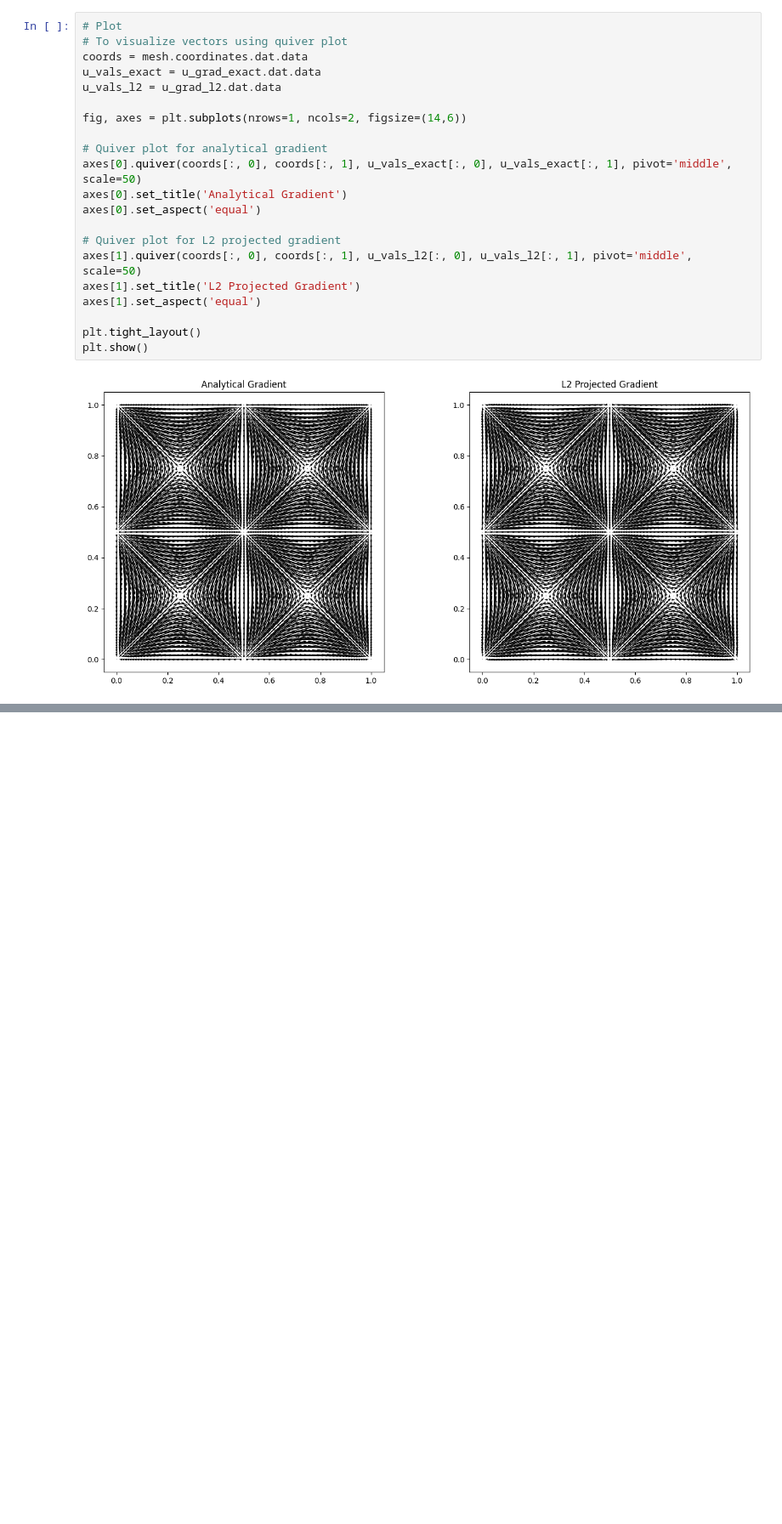
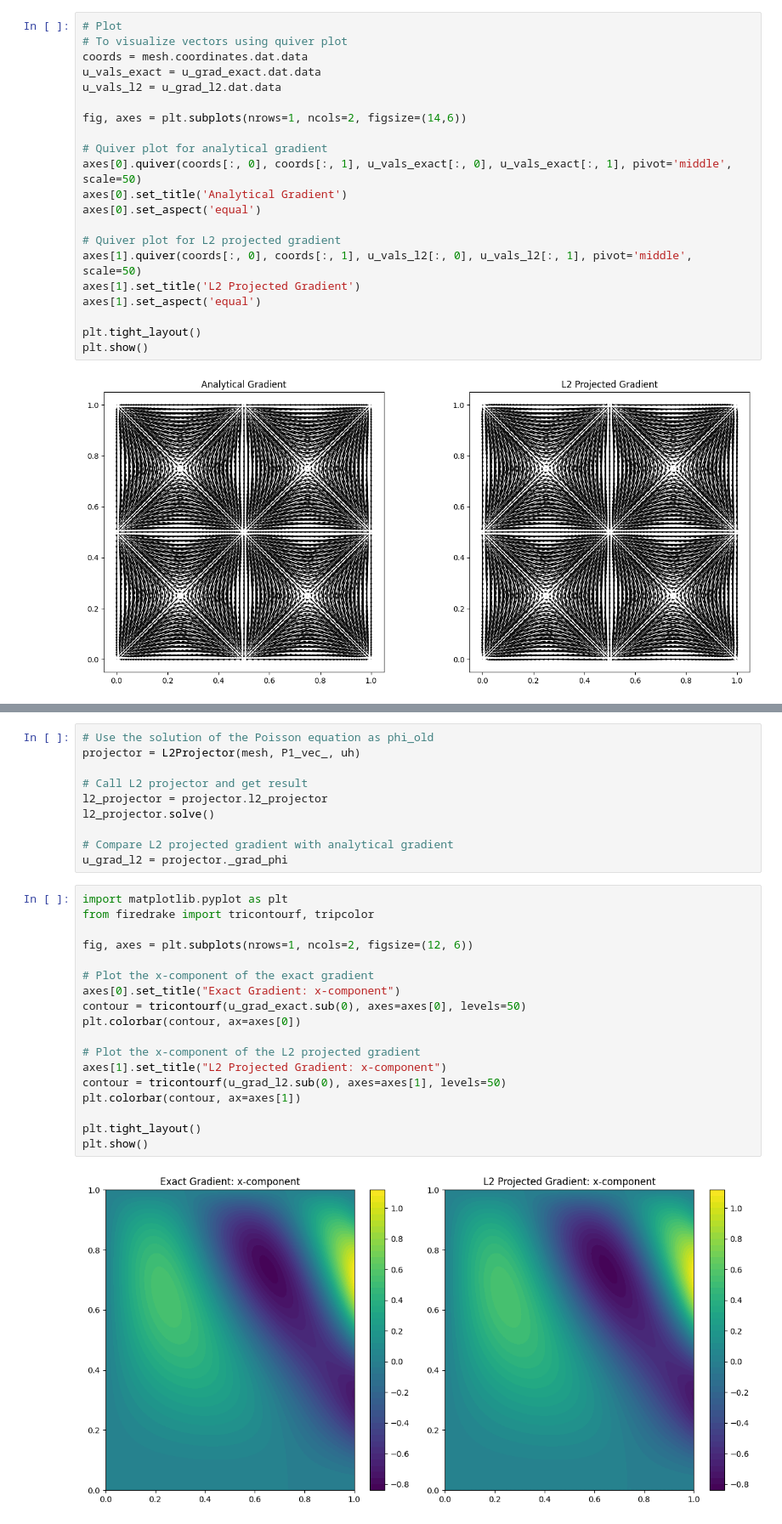
Before and after one commit to acse-yl1922/AdaptiveMeshML, a Jupyter notebook: demo4test.ipynb, the cells around one changed output, grey strips where cells are left out. Shown at 85% size. Cells and saved outputs as stored; diff of their text form; blank space fills up the shorter version.

```diff
--- a/demo4test.ipynb
+++ b/demo4test.ipynb
@@ -194,0 +251,30 @@ The global error is 112.34
+# %%
+# Use the solution of the Poisson equation as phi_old
+projector = L2Projector(mesh, P1_vec_, uh)
+
+# Call L2 projector and get result
+l2_projector = projector.l2_projector
+l2_projector.solve()
+
+# Compare L2 projected gradient with analytical gradient
+u_grad_l2 = projector._grad_phi
+# %%
+import matplotlib.pyplot as plt
+from firedrake import tricontourf, tripcolor
+
+fig, axes = plt.subplots(nrows=1, ncols=2, figsize=(12, 6))
+
+# Plot the x-component of the exact gradient
+axes[0].set_title("Exact Gradient: x-component")
+contour = tricontourf(u_grad_exact.sub(0), axes=axes[0], levels=50)
+plt.colorbar(contour, ax=axes[0])
+
+# Plot the x-component of the L2 projected gradient
+axes[1].set_title("L2 Projected Gradient: x-component")
+contour = tricontourf(u_grad_l2.sub(0), axes=axes[1], levels=50)
+plt.colorbar(contour, ax=axes[1])
+
+plt.tight_layout()
+plt.show()
+# %% [output]
+[figure, added]
```
Also changed, not shown: parts of 24 cells of this notebook, 5 other files.
